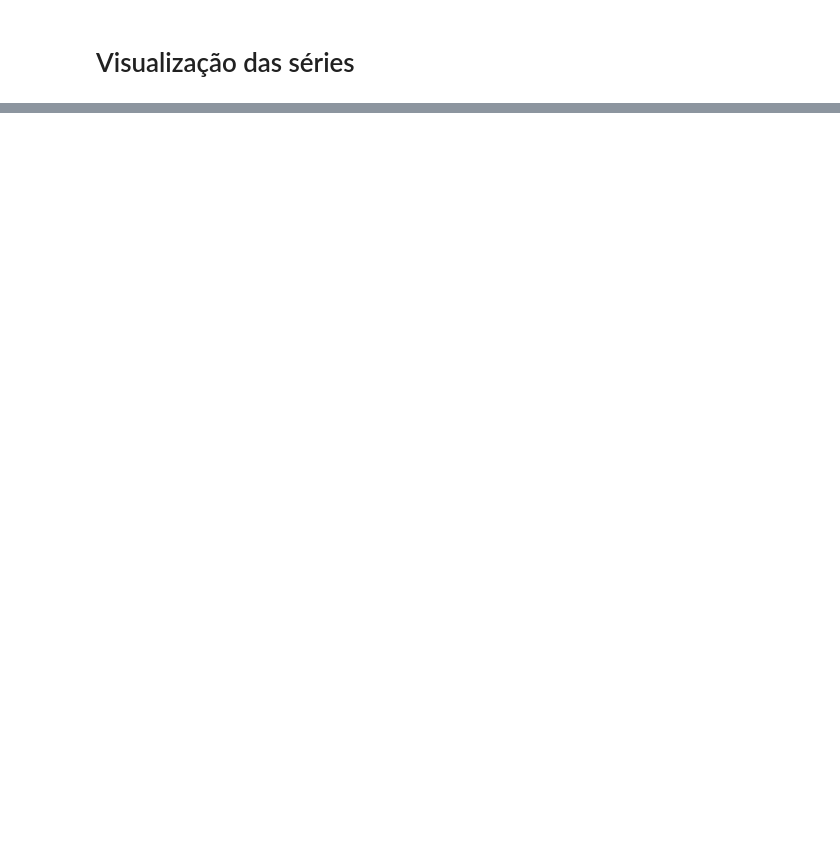
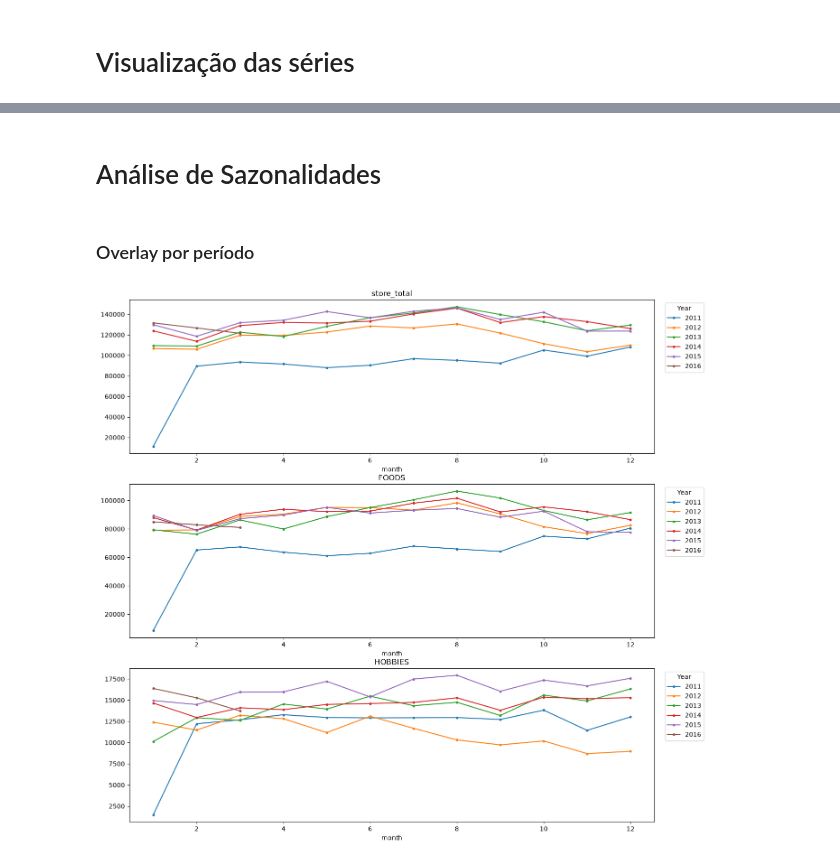
Before and after one commit to JaimeWillianCarneiro/Series-Temporais-G5, a Jupyter notebook: src/entrega_1/01_diagnostico_visual.ipynb, the cells around one changed output, grey strips where cells are left out. Drawn from its saved outputs; the diff is of its cells as text; code cells hidden in the pictures; blank space fills up the shorter version.

Commit message:
Finish data diagnosis and implement statistics functions

```diff
--- a/src/entrega_1/01_diagnostico_visual.ipynb
+++ b/src/entrega_1/01_diagnostico_visual.ipynb
@@ -85,0 +100,42 @@ axes[2].set(title="HOBBIES")
+# %% [markdown]
+# Análise de Sazonalidades
+# %% [markdown]
+### Overlay por período
+# %%
+def get_sazonalidade_overlay(
+    df: pd.DataFrame,
+    group_col: str | list[str],
+    x_col: str | list[str],
+    y_col: str | list[str]
+) -> pd.DataFrame:
+    df_sazon = (
+        df
+        .pivot_table(values=y_col, index=x_col, columns=group_col, aggfunc='sum')
+        # .reset_index()
+    )
+
+    return df_sazon
+# %%
+def plot_sazonalidade_overlay(
+    df_sazon: pd.DataFrame,
+    series: str | list[str],
+    legend_title: str
+):
+    s_qtt = len(series)
+    fig, axes = plt.subplots(s_qtt, 1, figsize=(15, 5*s_qtt))
+    axes = np.ravel([axes])
+
+    # Faz o plot em cada uma das series
+    for i, each_serie in enumerate(series):
+        df_sazon[each_serie].plot(ax=axes[i], marker='.')
+        axes[i].set(title=each_serie)
+        axes[i].legend(title=legend_title, bbox_to_anchor=(1.1, 1), loc="upper right")
+# %%
+train_sazon_trimester = get_sazonalidade_overlay(df=df_train, group_col="year", x_col="trimester", y_col=["store_total", "FOODS", "HOBBIES"])
+train_sazon_month     = get_sazonalidade_overlay(df=df_train, group_col="year", x_col="month", y_col=["store_total", "FOODS", "HOBBIES"])
+train_sazon_week      = get_sazonalidade_overlay(df=df_train, group_col="month", x_col="week", y_col=["store_total", "FOODS", "HOBBIES"])
+train_sazon_weekday   = get_sazonalidade_overlay(df=df_train, group_col="week", x_col="weekday", y_col=["store_total", "FOODS", "HOBBIES"])
+# %%
+plot_sazonalidade_overlay(df_sazon=train_sazon_month, series=["store_total", "FOODS", "HOBBIES"], legend_title="Year")
+# %% [output]
+[figure, added]
```
Also changed, not shown: parts of 32 cells of this notebook.
